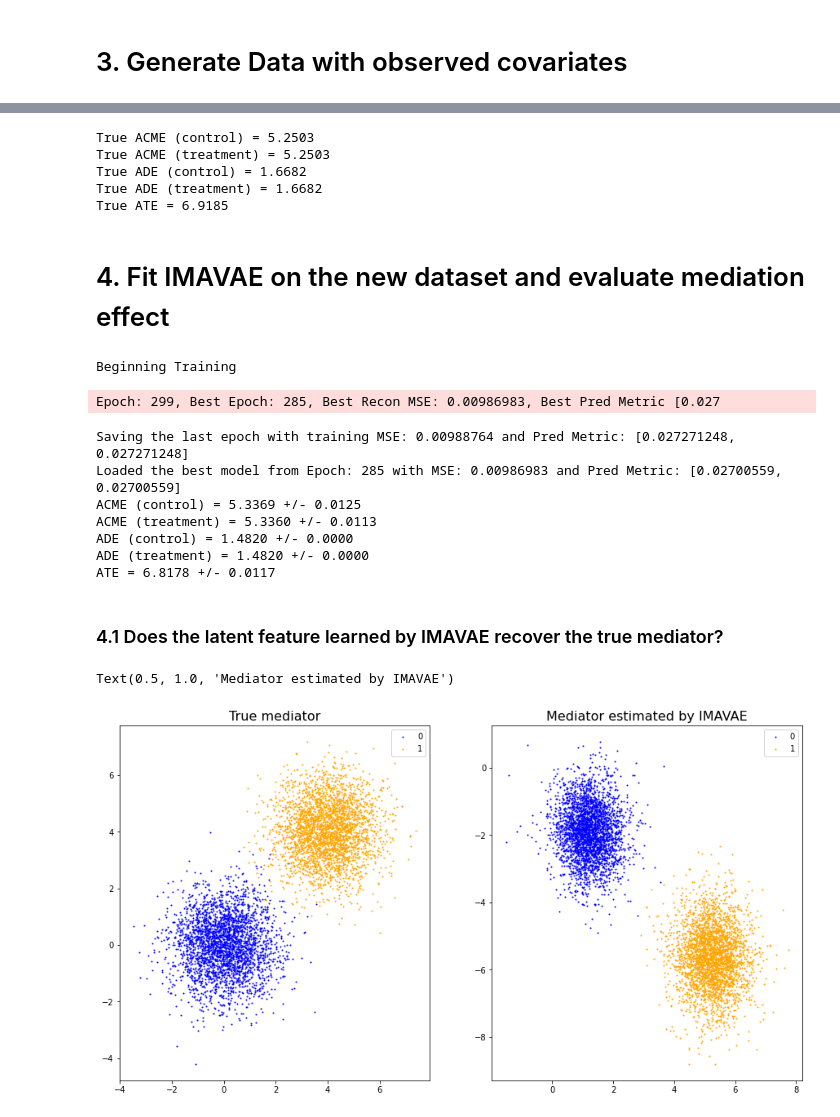
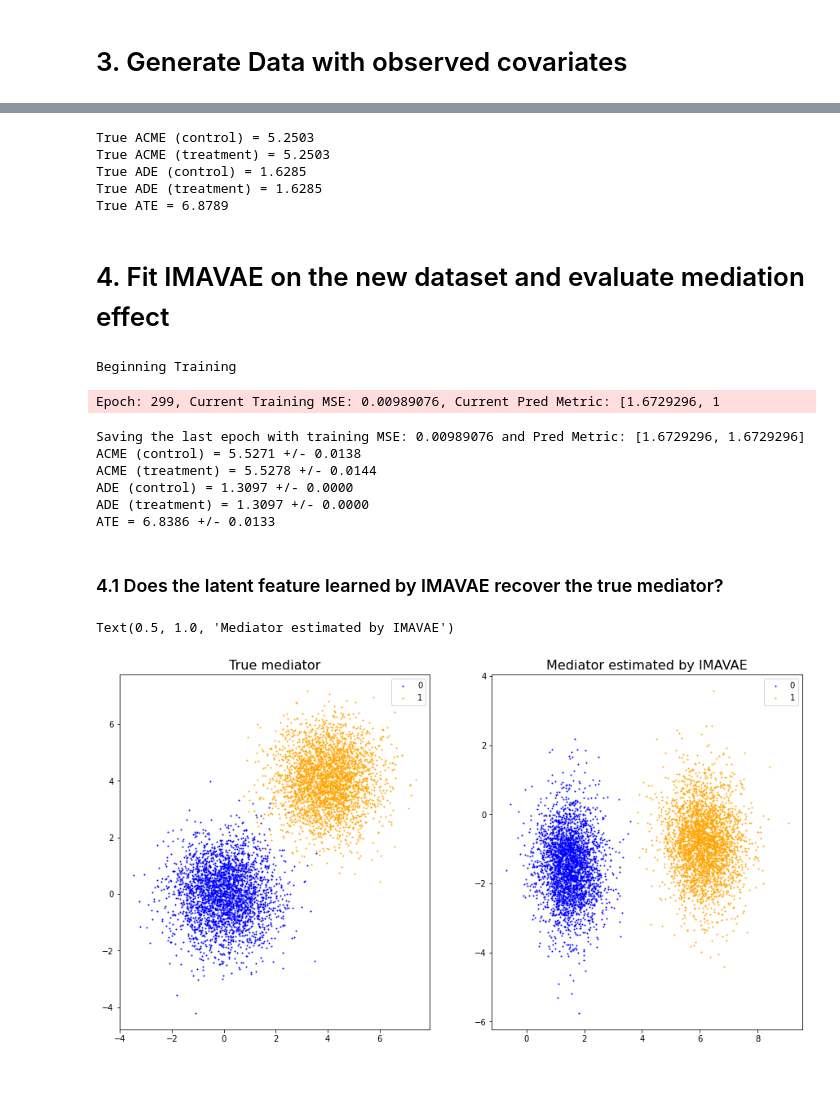
Before and after one commit to jzy95310/IMAVAE, a Jupyter notebook: experiments/sync_data_exp.ipynb, the cells around one changed output, grey strips where cells are left out. Drawn from its saved outputs; the diff is of its cells as text; code cells hidden in the pictures; blank space fills up the shorter version.

```diff
--- a/experiments/sync_data_exp.ipynb
+++ b/experiments/sync_data_exp.ipynb
@@ -153,40 +153,42 @@ where $c_1, c_2, c_3, \alpha \in \mathbb{R}$ are constants, $\boldsymbol{w}_t, \
 # %%
 N = 6000
 c1, c2, c3, sigma_x, sigma_m, noise_scale = 4, 0.1, 0.1, 0.5, 1, 0.01
-m_dim, z_m_dim, x_dim, hidden_dim = 50, 2, 30, 25
+x_dim, z_m_dim, w_dim, hidden_dim = 50, 2, 30, 25
 f = nn.Sequential(
     nn.Linear(z_m_dim, hidden_dim),
     nn.LeakyReLU(),
-    nn.Linear(hidden_dim, m_dim)
+    nn.Linear(hidden_dim, x_dim)
 )
 g = nn.Sequential(
-    nn.Linear(x_dim, hidden_dim),
+    nn.Linear(w_dim, hidden_dim),
     nn.LeakyReLU(),
     nn.Linear(hidden_dim, z_m_dim)
 )
 
-w_t = beta = np.random.uniform(-1,1,size=x_dim)
-X = np.random.multivariate_normal(mean=np.zeros(x_dim), cov=sigma_x*np.eye(x_dim), size=N)
-logit = X @ w_t
+theta = np.random.uniform(-1,1,size=w_dim)
+W = np.random.multivariate_normal(mean=np.zeros(w_dim), cov=sigma_x*np.eye(w_dim), size=N)
+logit = W @ theta
 T = np.random.binomial(n=1, p=[1/(1 + np.exp(-s)) for s in logit]).reshape(-1,1)
 with torch.no_grad():
-    gx = g(torch.tensor(X).float()).numpy()
-Z_m0 = np.random.multivariate_normal(mean=np.zeros(z_m_dim), cov=sigma_m*np.eye(z_m_dim), size=N) + c2 * gx
+    gw = g(torch.tensor(W).float()).numpy()
+Z_m0 = np.random.multivariate_normal(mean=np.zeros(z_m_dim), cov=sigma_m*np.eye(z_m_dim), size=N) + c2 * gw
 Z_m1 = Z_m0 + c1
 Z_m = np.array([Z_m0[i,:] if T[i][0] == 0 else Z_m1[i,:] for i in range(N)])
 with torch.no_grad():
-    M = f(torch.tensor(Z_m).float()).numpy()
-    M += c3 * np.random.randn(M.shape[0],M.shape[1])
+    X = f(torch.tensor(Z_m).float()).numpy()
+    X += c3 * np.random.randn(X.shape[0],X.shape[1])
 alpha = np.random.uniform(-2,2,size=1)
 beta = np.random.uniform(-1,1,size=z_m_dim)
-gamma = np.random.uniform(-0.5,0.5,size=x_dim)
+gamma0 = np.random.uniform(-0.5,0.5,size=w_dim)
+gamma1 = np.random.uniform(-1,1,size=w_dim)
+gamma = np.array([gamma0 if T[i][0] == 0 else gamma1 for i in range(N)])
 noise = noise_scale * np.random.normal(size=N)
-Y = (alpha * T.reshape(-1) + Z_m @ beta + X @ gamma + noise).reshape(-1,1)
+Y = (alpha * T.reshape(-1) + Z_m @ beta + np.sum(W*gamma,axis=1) + noise).reshape(-1,1)
 # %%
-Y0_M0 = (alpha * np.zeros(N) + Z_m0 @ beta + X @ gamma + noise).reshape(-1,1)
-Y0_M1 = (alpha * np.zeros(N) + Z_m1 @ beta + X @ gamma + noise).reshape(-1,1)
-Y1_M0 = (alpha * np.ones(N) + Z_m0 @ beta + X @ gamma + noise).reshape(-1,1)
-Y1_M1 = (alpha * np.ones(N) + Z_m1 @ beta + X @ gamma + noise).reshape(-1,1)
+Y0_M0 = (alpha * np.zeros(N) + Z_m0 @ beta + W @ gamma0 + noise).reshape(-1,1)
+Y0_M1 = (alpha * np.zeros(N) + Z_m1 @ beta + W @ gamma0 + noise).reshape(-1,1)
+Y1_M0 = (alpha * np.ones(N) + Z_m0 @ beta + W @ gamma1 + noise).reshape(-1,1)
+Y1_M1 = (alpha * np.ones(N) + Z_m1 @ beta + W @ gamma1 + noise).reshape(-1,1)
 acme_c = (Y0_M1 - Y0_M0).mean()
 acme_t = (Y1_M1 - Y1_M0).mean()
 ade_c = (Y1_M0 - Y0_M0).mean()
@@ -200,24 +202,24 @@ print("True ATE = {:.4f}".format(ate))
 # %% [output]
 True ACME (control) = 5.2503
 True ACME (treatment) = 5.2503
-True ADE (control) = 1.6682
-True ADE (treatment) = 1.6682
-True ATE = 6.9185
+True ADE (control) = 1.6285
+True ADE (treatment) = 1.6285
+True ATE = 6.8789
 # %% [markdown]
 # 4. Fit IMAVAE on the new dataset and evaluate mediation effect
 # %%
 imavae = IMAVAE(n_components=2, n_sup_networks=2, n_hidden_layers=2, hidden_dim=25,
-               optim_name='Adam', recon_weight=0.1, elbo_weight=0.1, sup_weight=1.)
-XT = np.concatenate([T,X], axis=1)
+               optim_name='Adam', recon_weight=0.1, elbo_weight=1., sup_weight=1.)
+WT = np.concatenate([T,W], axis=1)
 _ = imavae.fit(
-    M, XT, Y, X_val=M, aux_val=XT, y_val=Y,
+    X, WT, Y, # X_val=X, aux_val=WT, y_val=Y,
     lr=1e-5, n_epochs=300, pretrain=False, verbose=1
 )
-acme_c_mean, acme_c_std = imavae.acme_score(XT, treatment=False)
-acme_t_mean, acme_t_std = imavae.acme_score(XT, treatment=True)
-ade_c_mean, ade_c_std = imavae.ade_score(XT, treatment=False)
-ade_t_mean, ade_t_std = imavae.ade_score(XT, treatment=True)
-ate_mean, ate_std = imavae.ate_score(XT)
+acme_c_mean, acme_c_std = imavae.acme_score(WT, treatment=False)
+acme_t_mean, acme_t_std = imavae.acme_score(WT, treatment=True)
+ade_c_mean, ade_c_std = imavae.ade_score(WT, treatment=False)
+ade_t_mean, ade_t_std = imavae.ade_score(WT, treatment=True)
+ate_mean, ate_std = imavae.ate_score(WT)
 print("ACME (control) = {:.4f} +/- {:.4f}".format(acme_c_mean, acme_c_std))
 print("ACME (treatment) = {:.4f} +/- {:.4f}".format(acme_t_mean, acme_t_std))
 print("ADE (control) = {:.4f} +/- {:.4f}".format(ade_c_mean, ade_c_std))
@@ -225,34 +227,33 @@ print("ADE (treatment) = {:.4f} +/- {:.4f}".format(ade_t_mean, ade_t_std))
 print("ATE = {:.4f} +/- {:.4f}".format(ate_mean, ate_std))
 # %% [output]
 Beginning Training
-Epoch: 299, Best Epoch: 285, Best Recon MSE: 0.00986983, Best Pred Metric [0.027
+Epoch: 299, Current Training MSE: 0.00989076, Current Pred Metric: [1.6729296, 1
-Saving the last epoch with training MSE: 0.00988764 and Pred Metric: [0.027271248, 0.027271248]
-Loaded the best model from Epoch: 285 with MSE: 0.00986983 and Pred Metric: [0.02700559, 0.02700559]
-ACME (control) = 5.3369 +/- 0.0125
-ACME (treatment) = 5.3360 +/- 0.0113
-ADE (control) = 1.4820 +/- 0.0000
-ADE (treatment) = 1.4820 +/- 0.0000
-ATE = 6.8178 +/- 0.0117
+Saving the last epoch with training MSE: 0.00989076 and Pred Metric: [1.6729296, 1.6729296]
+ACME (control) = 5.5271 +/- 0.0138
+ACME (treatment) = 5.5278 +/- 0.0144
+ADE (control) = 1.3097 +/- 0.0000
+ADE (treatment) = 1.3097 +/- 0.0000
+ATE = 6.8386 +/- 0.0133
 # %% [markdown]
 ### 4.1 Does the latent feature learned by IMAVAE recover the true mediator?
 # %%
 with torch.no_grad():
     t0, t1 = torch.zeros(N, 1), torch.ones(N, 1)
-    t0, t1 = torch.cat([t0, torch.tensor(X).float()], dim=1), torch.cat([t1, torch.tensor(X).float()], dim=1)
+    t0, t1 = torch.cat([t0, torch.tensor(W).float()], dim=1), torch.cat([t1, torch.tensor(W).float()], dim=1)
     z_m0 = imavae.prior_dist.sample(*imavae.ivae.prior_params(t0))
     z_m1 = imavae.prior_dist.sample(*imavae.ivae.prior_params(t1))
     z_m = torch.stack([z_m0[i,:] if T[i,0] == 0 else z_m1[i,:] for i in range(N)])
 
 c_dict = {0: 'blue', 1: 'orange'}
 fig, axs = plt.subplots(1, 2, figsize=(15,8))
 for g in np.unique(T.squeeze()):
     i = np.where(T.squeeze() == g)
     axs[0].scatter(Z_m[i,0], Z_m[i,1], c=c_dict[g], label=g, s=1)
     axs[1].scatter(z_m[i,0], z_m[i,1], c=c_dict[g], label=g, s=1)
 axs[0].legend()
 axs[0].set_title("True mediator", size=16)
 axs[1].legend()
 axs[1].set_title("Mediator estimated by IMAVAE", size=16)
 # %% [output]
 Text(0.5, 1.0, 'Mediator estimated by IMAVAE')
-[figure, old version]
+[figure, new version]
```
Also changed, not shown: parts of 4 cells of this notebook, 9 other files.
